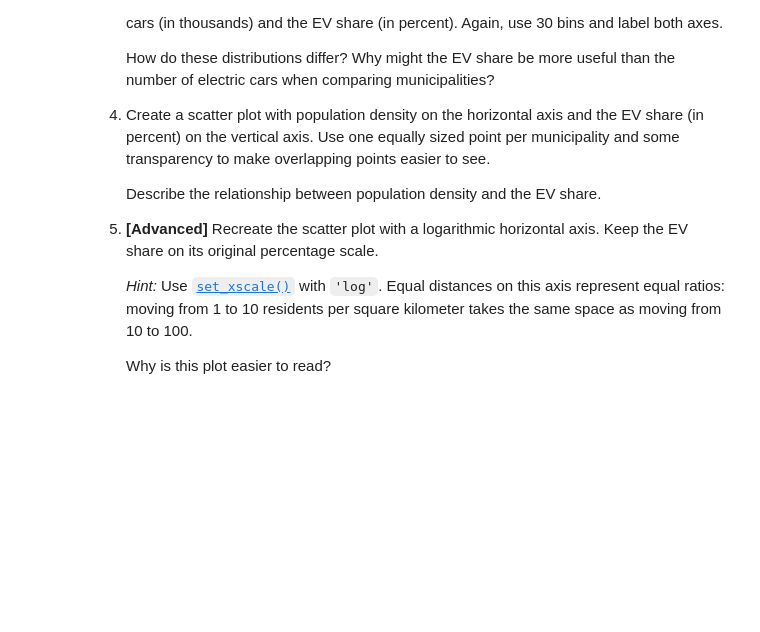
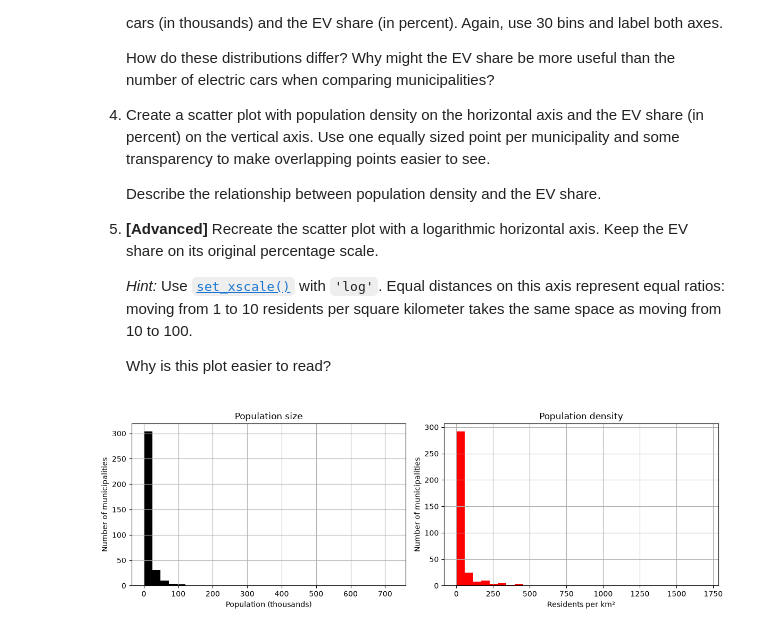
Before and after one commit to pl0gen/TECH2-H26, a Jupyter notebook: workshops/workshop3/workshop3 tasks.ipynb, the cells around one changed output. Cells and saved outputs as stored; diff of their text form; code cells hidden in the pictures; blank space fills up the shorter version.

```diff
--- a/workshops/workshop3/workshop3 tasks.ipynb
+++ b/workshops/workshop3/workshop3 tasks.ipynb
@@ -325,3 +325,37 @@ The data come from Statistics Norway (SSB); see the
     as moving from 10 to 100.
 
     Why is this plot easier to read?
+# %%
+import pandas as pd
+import matplotlib.pyplot as plt
+
+# 1. Part
+DATA_PATH = '../../data/ssb'
+file = f'{DATA_PATH}/municipalities.csv'
+df = pd.read_csv(
+    file, usecols=['municipality', 'population', 'land_area', 'cars', 'electric_cars']
+)
+# df.info(show_counts=True) #Retrieve the information that all the counts are true, and we have non missing obsercation
+
+
+# 2. Part
+df['pop_density'] = df['population'] / df['land_area']  # create new column
+
+
+fig, axes = plt.subplots(1, 2, figsize=(12, 4))
+axes[0].hist(df['population'] / 1000, bins=30, color="black")
+axes[0].set_title('Population size')
+axes[0].set_xlabel('Population (thousands)')
+axes[0].set_ylabel('Number of municipalities')
+axes[0].grid()
+
+axes[1].hist(df['pop_density'], bins=30,color="red")
+axes[1].set_title('Population density')
+axes[1].set_xlabel('Residents per km²')
+axes[1].set_ylabel('Number of municipalities')
+axes[1].grid()
+plt.tight_layout()
+
+plt.show()
+# %% [output]
+[figure, added]
```
Also changed, not shown: parts of 2 cells of this notebook, 1 other file.
